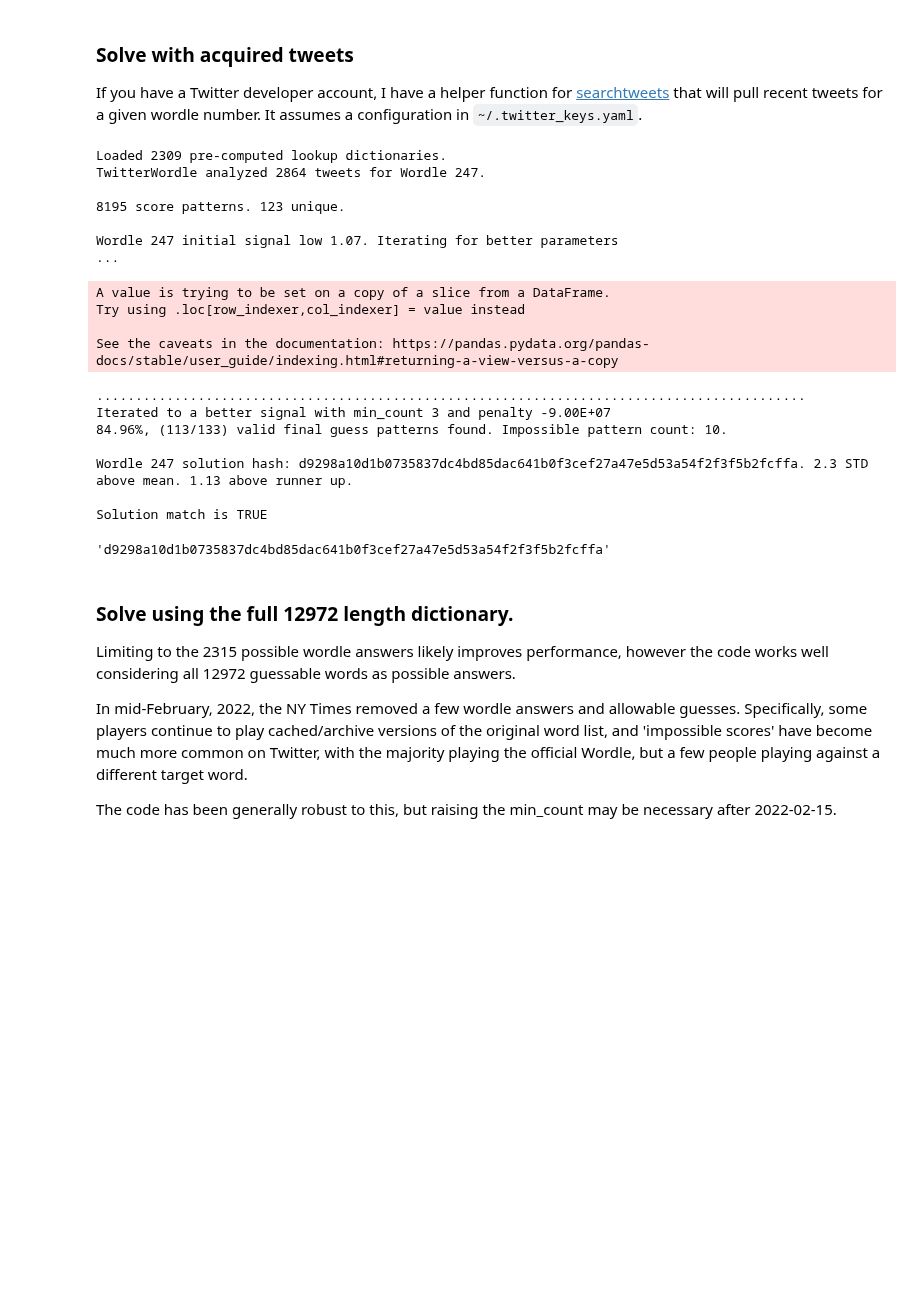
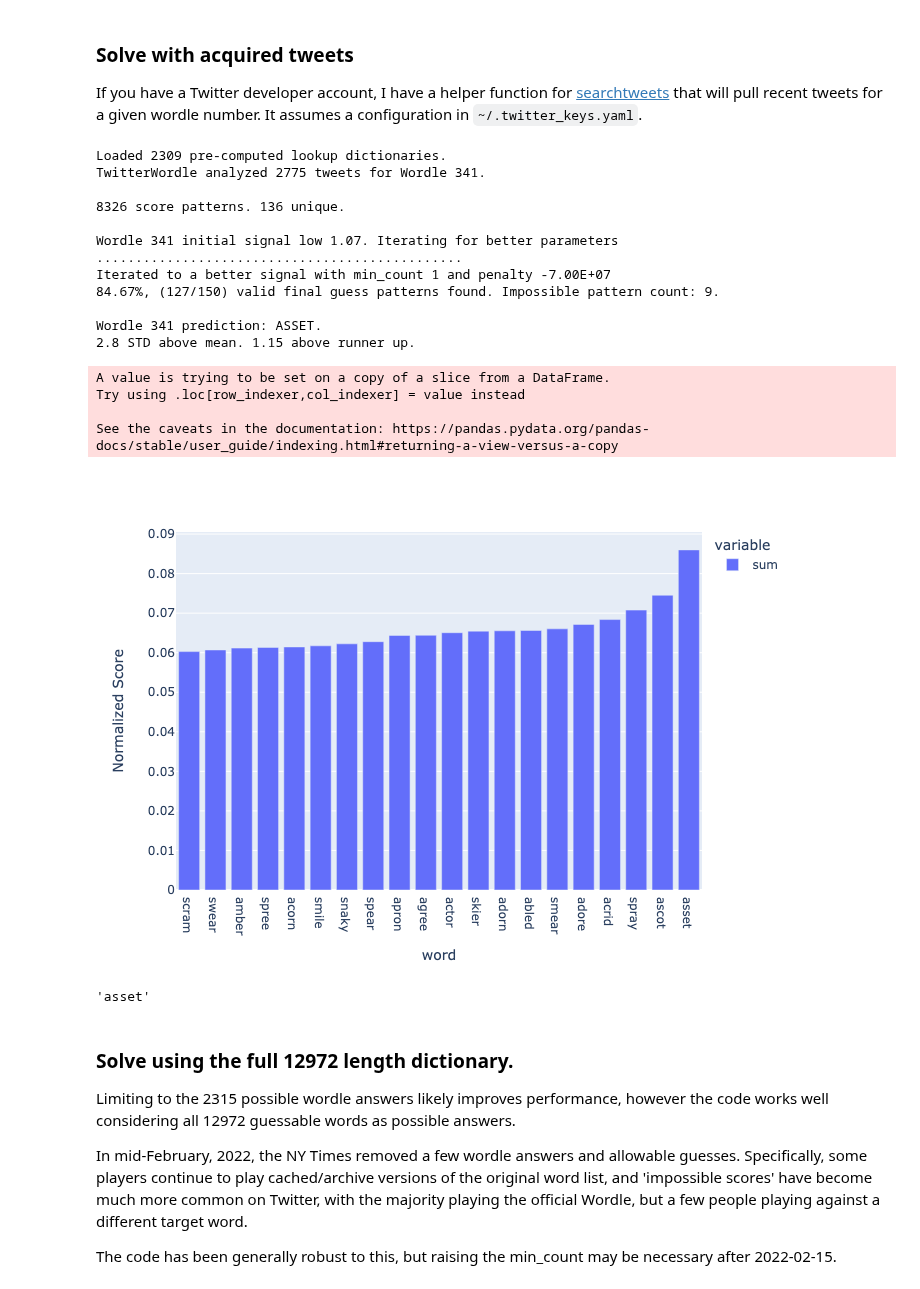
Before and after one commit to astrowonk/TwitterWordle, a Jupyter notebook: Predict with Tweets.ipynb, the cells around one changed output. Saved outputs shown, nothing was run; the diff lists cells and outputs as text; code cells hidden in the pictures; blank space fills up the shorter version.

Commit message:
update predict with tweets

```diff
--- a/Predict with Tweets.ipynb
+++ b/Predict with Tweets.ipynb
@@ -125,29 +125,28 @@ Wordle 246 prediction: TACIT.
 If you have a Twitter developer account, I have a helper function for [searchtweets](https://pypi.org/project/searchtweets-v2/)  that will pull recent tweets for a given wordle number. It assumes a configuration in `~/.twitter_keys.yaml`.
 # %%
 from get_tweets import get_tweets
-tweets = get_tweets(247,return_df=True)
+tweets = get_tweets(341,return_df=True)
 t = TwitterWordle(tweets)
-t.solve(247,mask_result=True,plot=True)
+t.solve(341,mask_result=False,plot=True)
 # %% [output]
 Loaded 2309 pre-computed lookup dictionaries.
-TwitterWordle analyzed 2864 tweets for Wordle 247.
+TwitterWordle analyzed 2775 tweets for Wordle 341.
 
-8195 score patterns. 123 unique.
+8326 score patterns. 136 unique.
 
-Wordle 247 initial signal low 1.07. Iterating for better parameters
-...
+Wordle 341 initial signal low 1.07. Iterating for better parameters
+...............................................
+Iterated to a better signal with min_count 1 and penalty -7.00E+07
+84.67%, (127/150) valid final guess patterns found. Impossible pattern count: 9.
+
+Wordle 341 prediction: ASSET.
+2.8 STD above mean. 1.15 above runner up.
 A value is trying to be set on a copy of a slice from a DataFrame.
 Try using .loc[row_indexer,col_indexer] = value instead
 
 See the caveats in the documentation: https://pandas.pydata.org/pandas-docs/stable/user_guide/indexing.html#returning-a-view-versus-a-copy
+[figure, added]
-...........................................................................................
-Iterated to a better signal with min_count 3 and penalty -9.00E+07
-84.96%, (113/133) valid final guess patterns found. Impossible pattern count: 10.
-
-Wordle 247 solution hash: d9298a10d1b0735837dc4bd85dac641b0f3cef27a47e5d53a54f2f3f5b2fcffa. 2.3 STD above mean. 1.13 above runner up.
-
-Solution match is TRUE
+'asset'
-'d9298a10d1b0735837dc4bd85dac641b0f3cef27a47e5d53a54f2f3f5b2fcffa'
 # %% [markdown]
 ### Solve using the full 12972 length dictionary.
 
```
Also changed, not shown: parts of 3 cells of this notebook.
